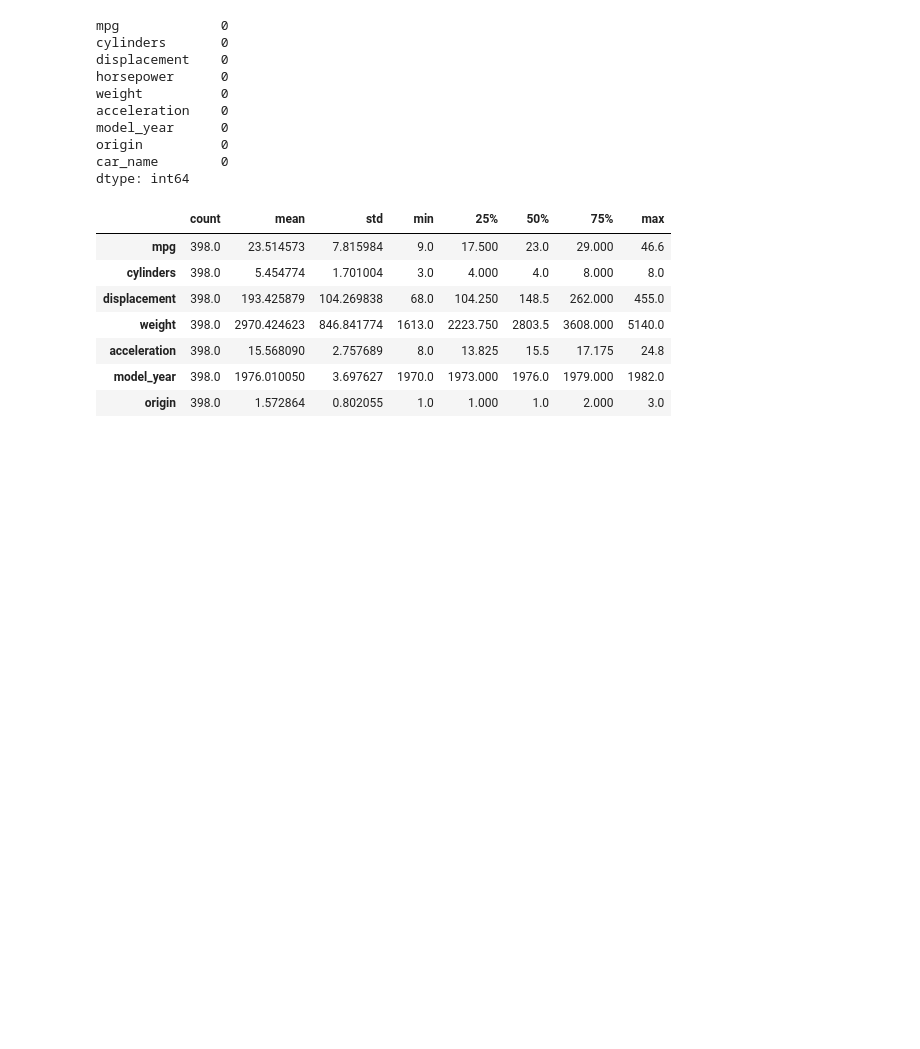
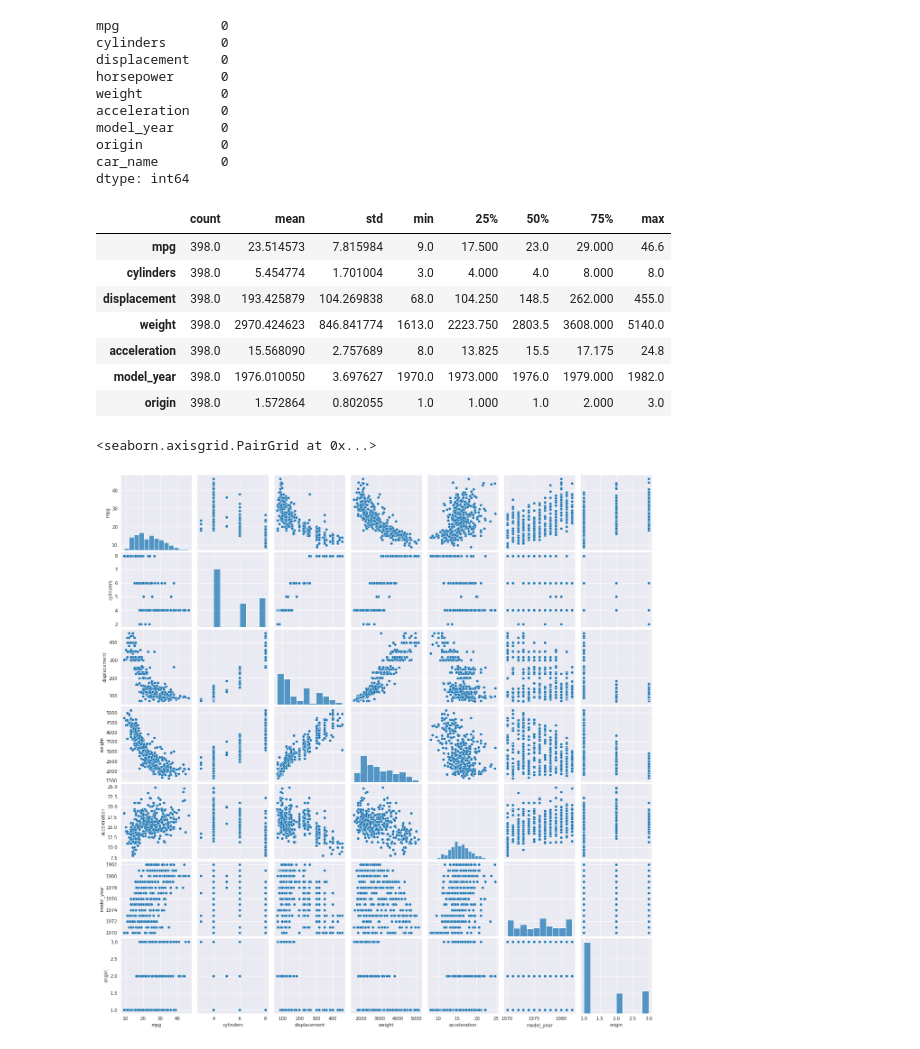
Before and after one commit to Barrok/auto-mpg, a Jupyter notebook: script.ipynb, the cells around one changed output. Drawn from its saved outputs; the diff is of its cells as text; code cells hidden in the pictures; blank space fills up the shorter version.

```diff
--- a/script.ipynb
+++ b/script.ipynb
@@ -77,0 +73,7 @@ df.describe().T
+# %%
+sns.set_style("darkgrid")
+
+sns.pairplot(df)
+# %% [output]
+<seaborn.axisgrid.PairGrid at 0x...>
+[figure, added]
```
Also changed, not shown: parts of 14 cells of this notebook.
